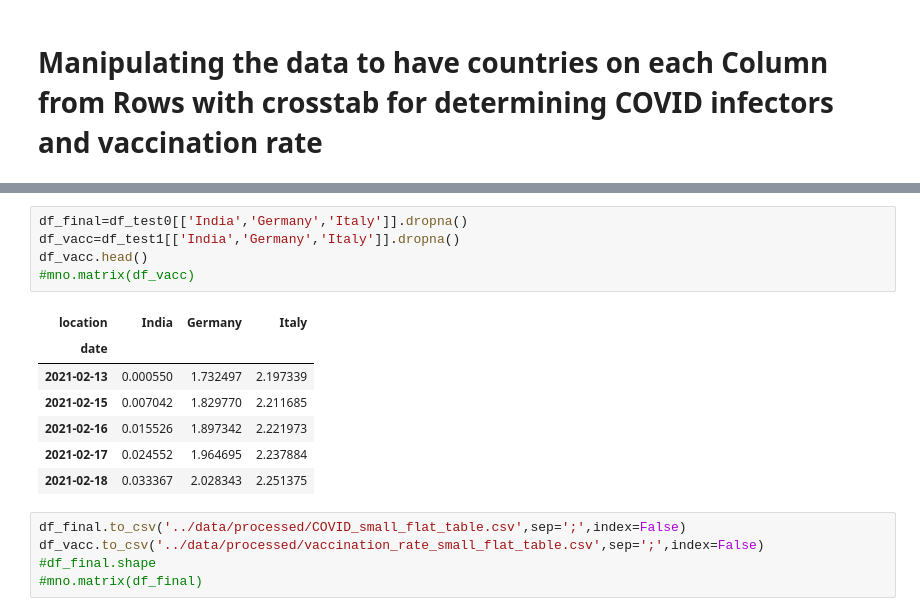
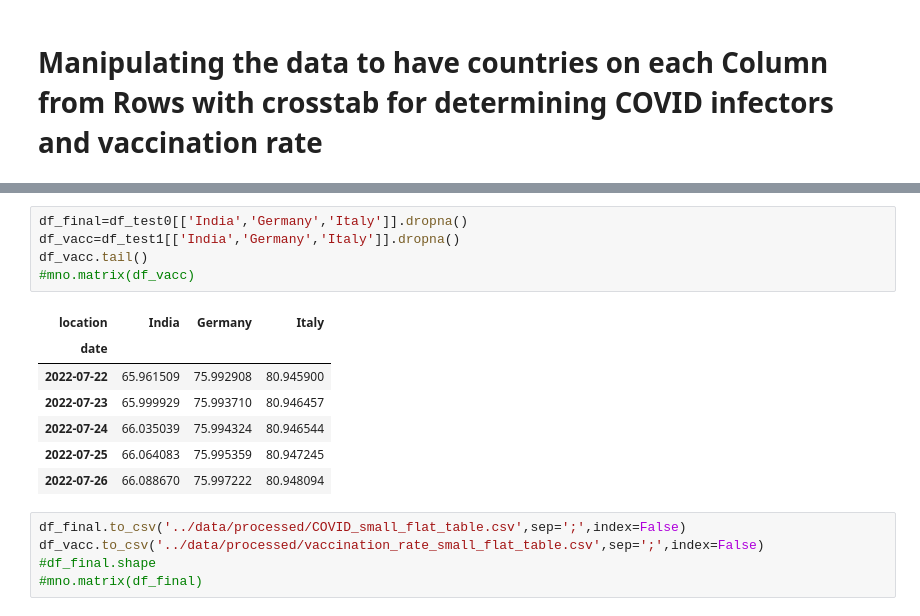
Before and after one commit to gulzars/COVID19, a Jupyter notebook: notebooks/Covid_data.ipynb, the cells around one changed output, grey strips where cells are left out. Saved outputs shown, nothing was run; the diff lists cells and outputs as text.

```diff
--- a/notebooks/Covid_data.ipynb
+++ b/notebooks/Covid_data.ipynb
@@ -46,16 +57,16 @@ NameError: name 'pd' is not defined
 # %%
 df_final=df_test0[['India','Germany','Italy']].dropna()
 df_vacc=df_test1[['India','Germany','Italy']].dropna()
-df_vacc.head()
+df_vacc.tail()
 #mno.matrix(df_vacc)
 # %% [output]
 | location | India | Germany | Italy |
 | date |  |  |  |
-| 2021-02-13 | 0.000550 | 1.732497 | 2.197339 |
-| 2021-02-15 | 0.007042 | 1.829770 | 2.211685 |
-| 2021-02-16 | 0.015526 | 1.897342 | 2.221973 |
-| 2021-02-17 | 0.024552 | 1.964695 | 2.237884 |
-| 2021-02-18 | 0.033367 | 2.028343 | 2.251375 |
+| 2022-07-22 | 65.961509 | 75.992908 | 80.945900 |
+| 2022-07-23 | 65.999929 | 75.993710 | 80.946457 |
+| 2022-07-24 | 66.035039 | 75.994324 | 80.946544 |
+| 2022-07-25 | 66.064083 | 75.995359 | 80.947245 |
+| 2022-07-26 | 66.088670 | 75.997222 | 80.948094 |
 # %%
 df_final.to_csv('../data/processed/COVID_small_flat_table.csv',sep=';',index=False)
 df_vacc.to_csv('../data/processed/vaccination_rate_small_flat_table.csv',sep=';',index=False)
```
Also changed, not shown: parts of 5 cells of this notebook, 5 other files.
